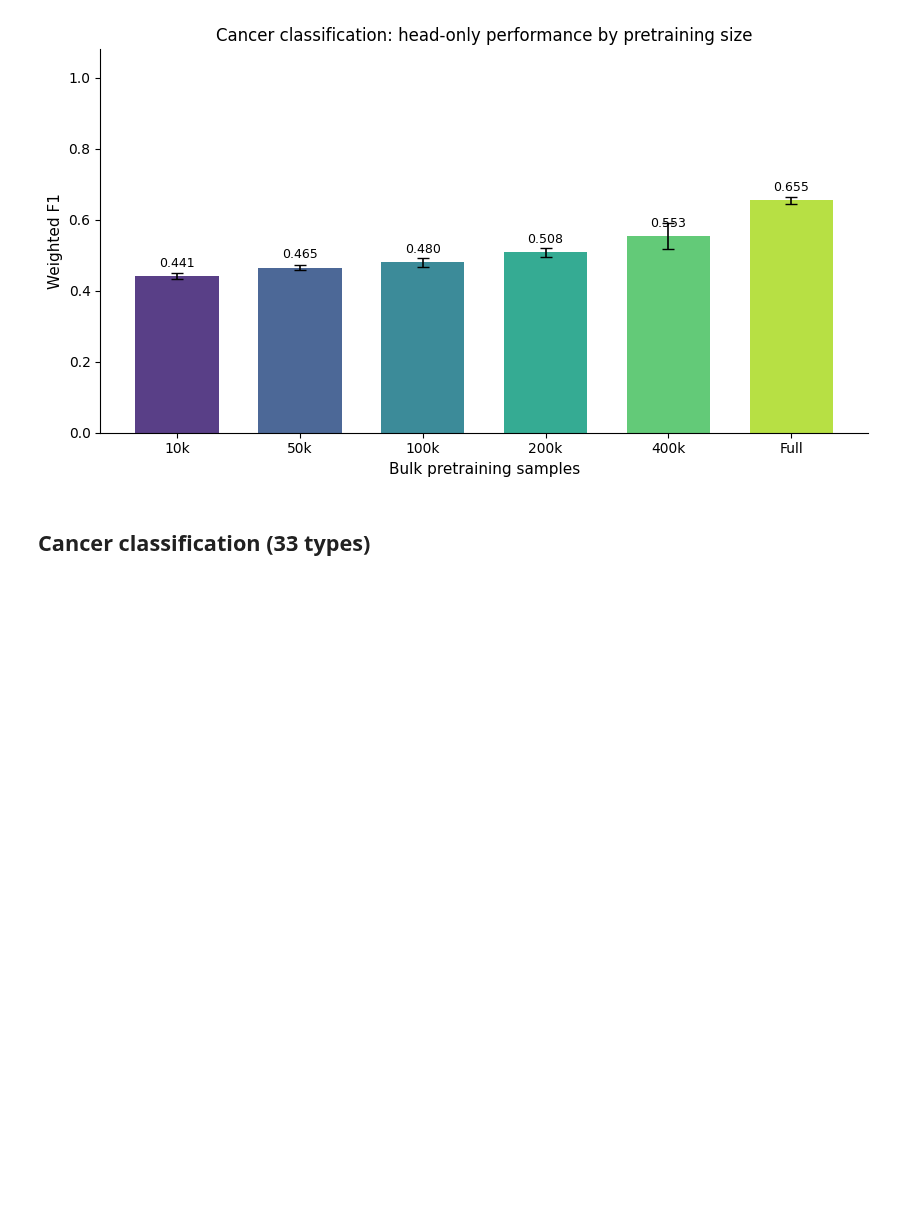
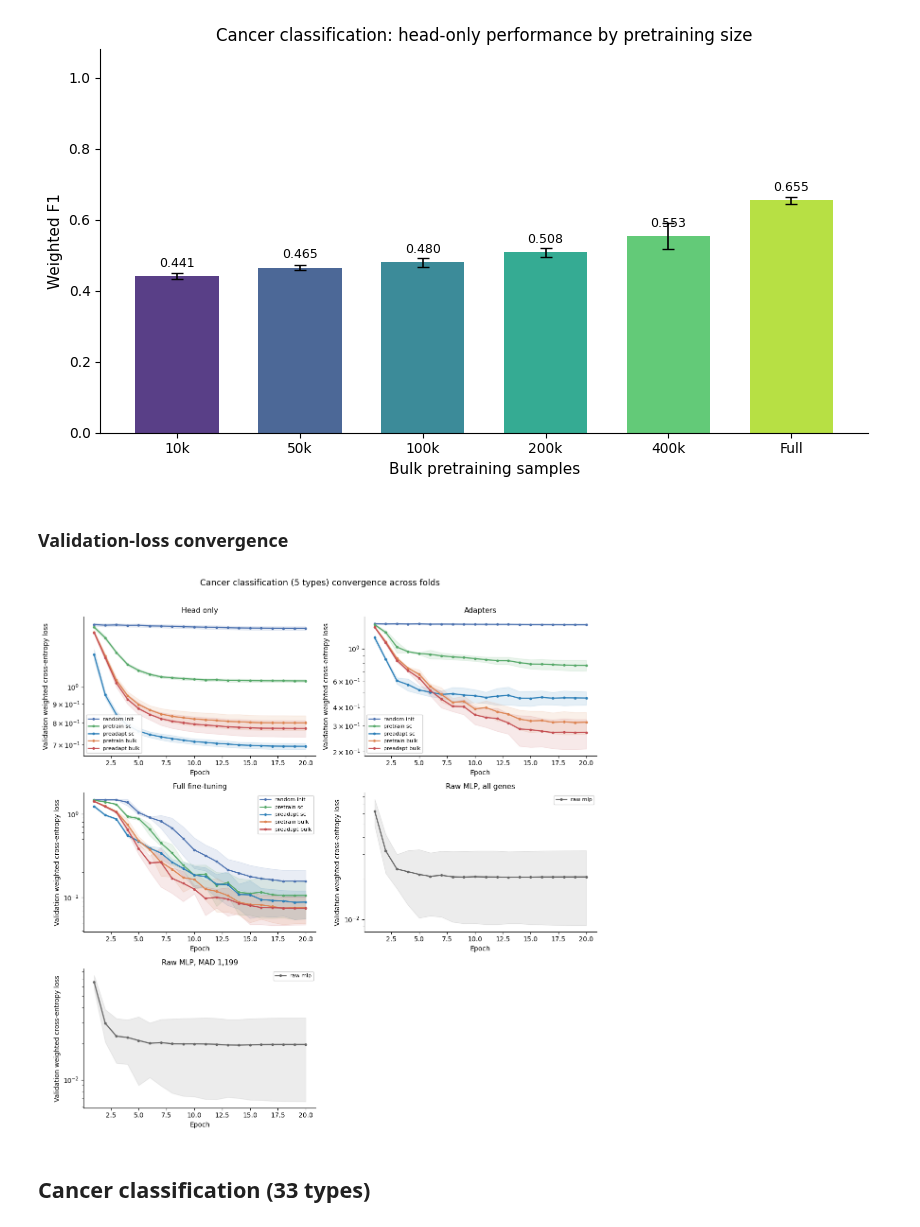
Before and after one commit to eheiss/scbFM, a Jupyter notebook: src/analysis/task_performances.ipynb, the cells around one changed output. Drawn from its saved outputs; the diff is of its cells as text; code cells hidden in the pictures; blank space fills up the shorter version.

```diff
--- a/src/analysis/task_performances.ipynb
+++ b/src/analysis/task_performances.ipynb
@@ -550,6 +656,16 @@ plt.tight_layout()
 plt.show()
 # %% [output]
 [figure]
+# %% [markdown]
+### Validation-loss convergence
+# %%
+plot_finetuning_convergence(
+    "canc_type_class",
+    "Cancer classification (5 types)",
+    "Validation weighted cross-entropy loss",
+)
+# %% [output]
+[figure, added]
 # %% [markdown]
 ## Cancer classification (33 types)
 # %%
```
Also changed, not shown: parts of 28 cells of this notebook, 36 other files.
